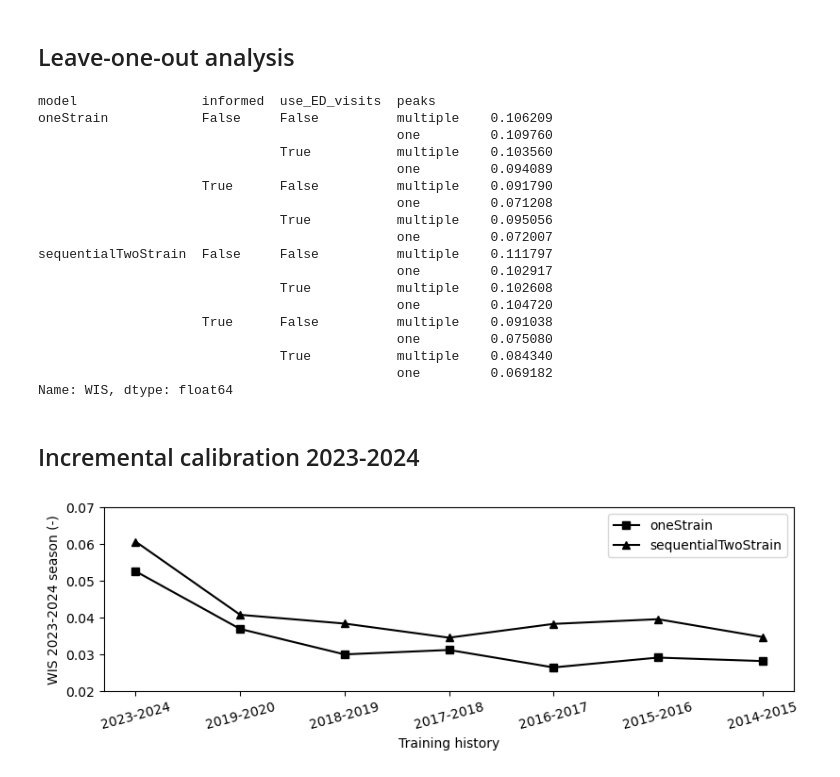
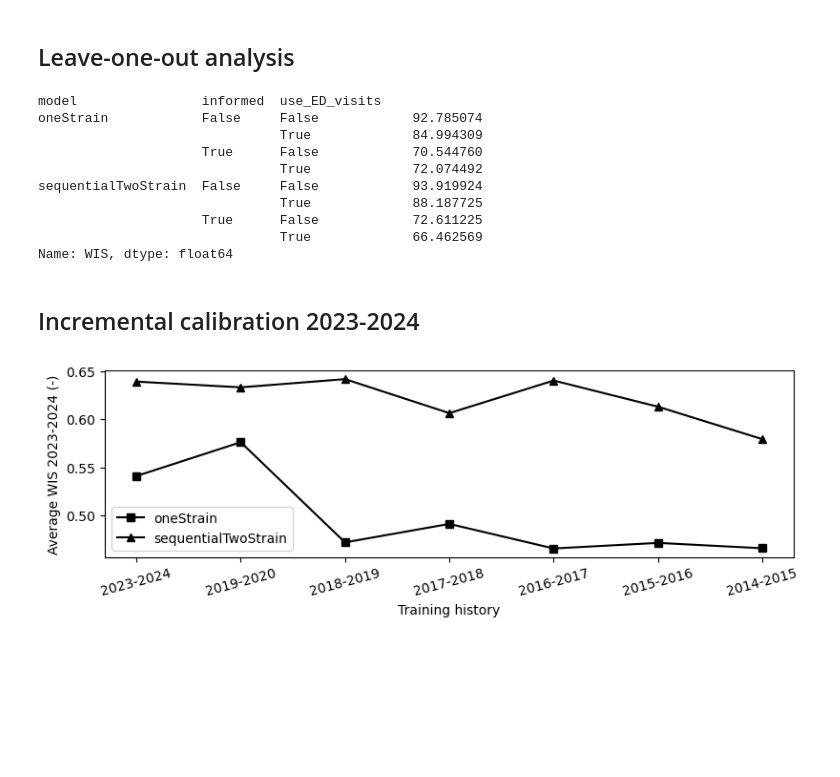
Before and after one commit to twallema/influenza-USA, a Jupyter notebook: scripts/NC_forecasts/manuscript/accuracy/visualise_accuracy.ipynb, the cells around one changed output. Saved outputs shown, nothing was run; the diff lists cells and outputs as text; code cells hidden in the pictures; blank space fills up the shorter version.

```diff
--- a/scripts/NC_forecasts/manuscript/accuracy/visualise_accuracy.ipynb
+++ b/scripts/NC_forecasts/manuscript/accuracy/visualise_accuracy.ipynb
@@ -10,25 +10,17 @@ data = pd.read_csv('accuracy-leave-one-out.csv', parse_dates=True)
 data.loc[data['season'].isin(['2014-2015', '2015-2016', '2017-2018', '2023-2024']), 'peaks'] = 'one'
 data.loc[data['season'].isin(['2016-2017', '2018-2019', '2019-2020', '2017-2018']), 'peaks'] = 'multiple' # double counting 2017-2018 because it is an edge case
 # groupby number of peaks
-print(data.groupby(['model','informed', 'use_ED_visits', 'peaks'])['WIS'].mean())
+print(data.groupby(['model','informed', 'use_ED_visits'])['WIS'].mean())
 # %% [output]
-model                informed  use_ED_visits  peaks
-oneStrain            False     False          multiple    0.106209
-                                              one         0.109760
-                               True           multiple    0.103560
-                                              one         0.094089
-                     True      False          multiple    0.091790
-                                              one         0.071208
-                               True           multiple    0.095056
-                                              one         0.072007
-sequentialTwoStrain  False     False          multiple    0.111797
-                                              one         0.102917
-                               True           multiple    0.102608
-                                              one         0.104720
-                     True      False          multiple    0.091038
-                                              one         0.075080
-                               True           multiple    0.084340
-                                              one         0.069182
+model                informed  use_ED_visits
+oneStrain            False     False            92.785074
+                               True             84.994309
+                     True      False            70.544760
+                               True             72.074492
+sequentialTwoStrain  False     False            93.919924
+                               True             88.187725
+                     True      False            72.611225
+                               True             66.462569
 Name: WIS, dtype: float64
 # %% [markdown]
 ## Incremental calibration 2023-2024
@@ -37,18 +29,18 @@ data = pd.read_csv('accuracy-training-x.csv', parse_dates=True).groupby(['model'
 # %%
 fig,ax=plt.subplots(figsize=(8.3, 11.7/4))
 # oneStrain
 ax.plot(data.index.get_level_values('training_horizon').unique(), data.loc['oneStrain'].values, marker='s', color='black', markersize=6, label='oneStrain')
 # sequentialTwoStrain
 ax.plot(data.index.get_level_values('training_horizon').unique(), data.loc['sequentialTwoStrain'].values, marker='^', color='black', markersize=6, label='sequentialTwoStrain')
 # formatting
-ax.set_ylim([0.02, 0.07])
+#ax.set_ylim([0.02, 0.07])
 ax.set_xticks(data.index.get_level_values('training_horizon').unique())
 ax.set_xticks(ax.get_xticks(), ['2023-2024', '2019-2020', '2018-2019', '2017-2018', '2016-2017', '2015-2016', '2014-2015'], rotation=15, ha='center')
 ax.set_xlabel('Training history')
-ax.set_ylabel('WIS 2023-2024 season (-)')
+ax.set_ylabel('Average WIS 2023-2024 (-)')
 ax.legend()
 plt.tight_layout()
 plt.show()
 plt.close()
 # %% [output]
-[figure, old version]
+[figure, new version]
```
Also changed, not shown: 2 other files.
